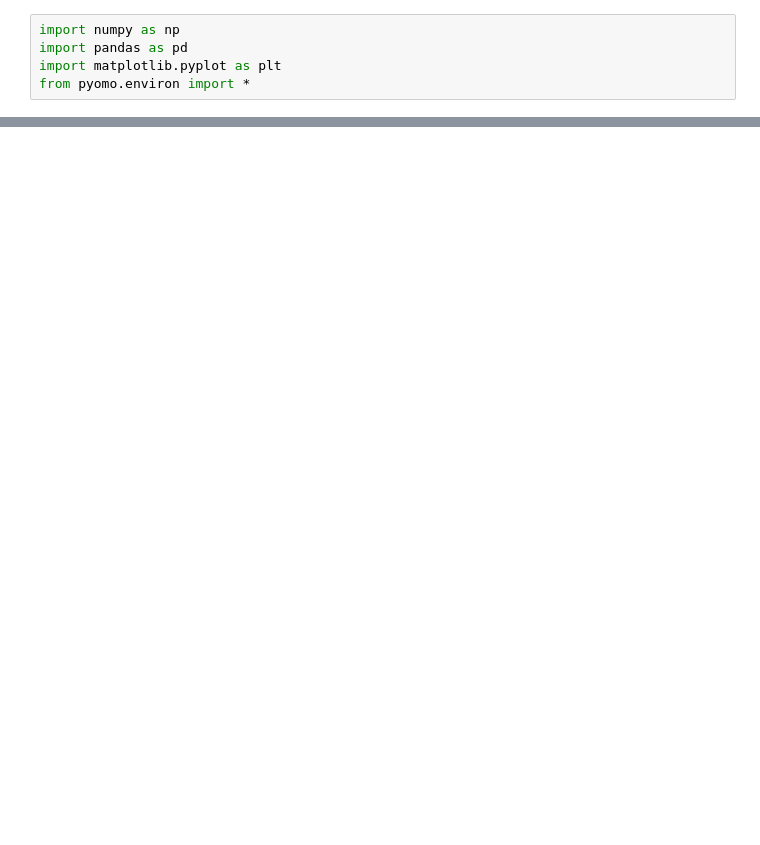
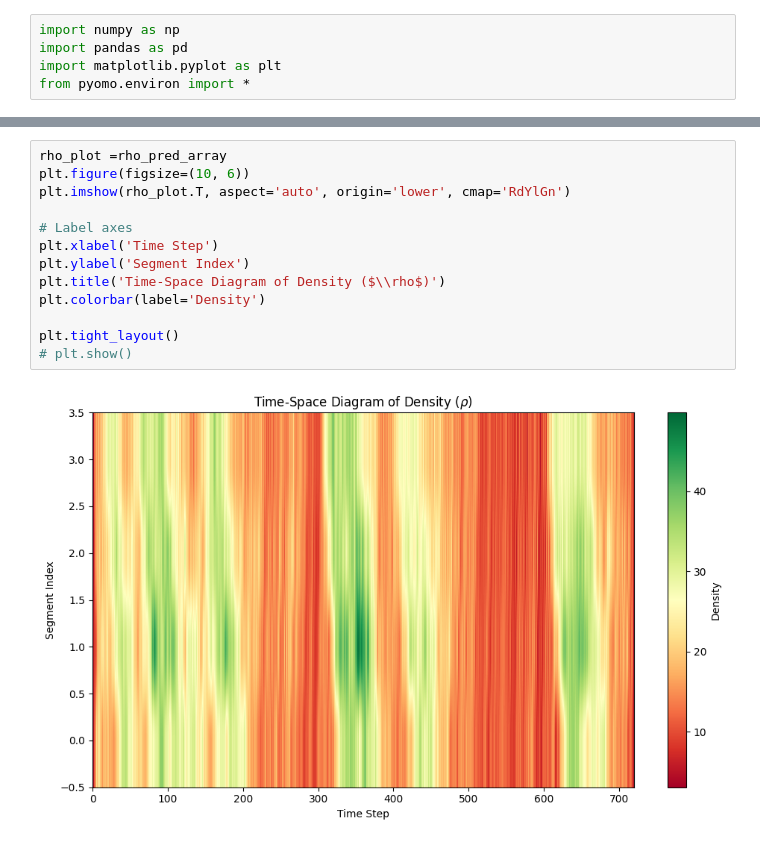
Before and after one commit to woxsao/macroscopic-sim-calibration, a Jupyter notebook: Optimization.ipynb, the cells around one changed output, grey strips where cells are left out. Drawn from its saved outputs; the diff is of its cells as text; blank space fills up the shorter version.

```diff
--- a/Optimization.ipynb
+++ b/Optimization.ipynb
@@ -365,0 +395,15 @@ plt.show()
+# %%
+rho_plot =rho_pred_array
+plt.figure(figsize=(10, 6))
+plt.imshow(rho_plot.T, aspect='auto', origin='lower', cmap='RdYlGn')
+
+# Label axes
+plt.xlabel('Time Step')
+plt.ylabel('Segment Index')
+plt.title('Time-Space Diagram of Density ($\\rho$)')
+plt.colorbar(label='Density')
+
+plt.tight_layout()
+# plt.show()
+# %% [output]
+[figure, added]
```
Also changed, not shown: parts of 11 cells of this notebook, 9 other files.
